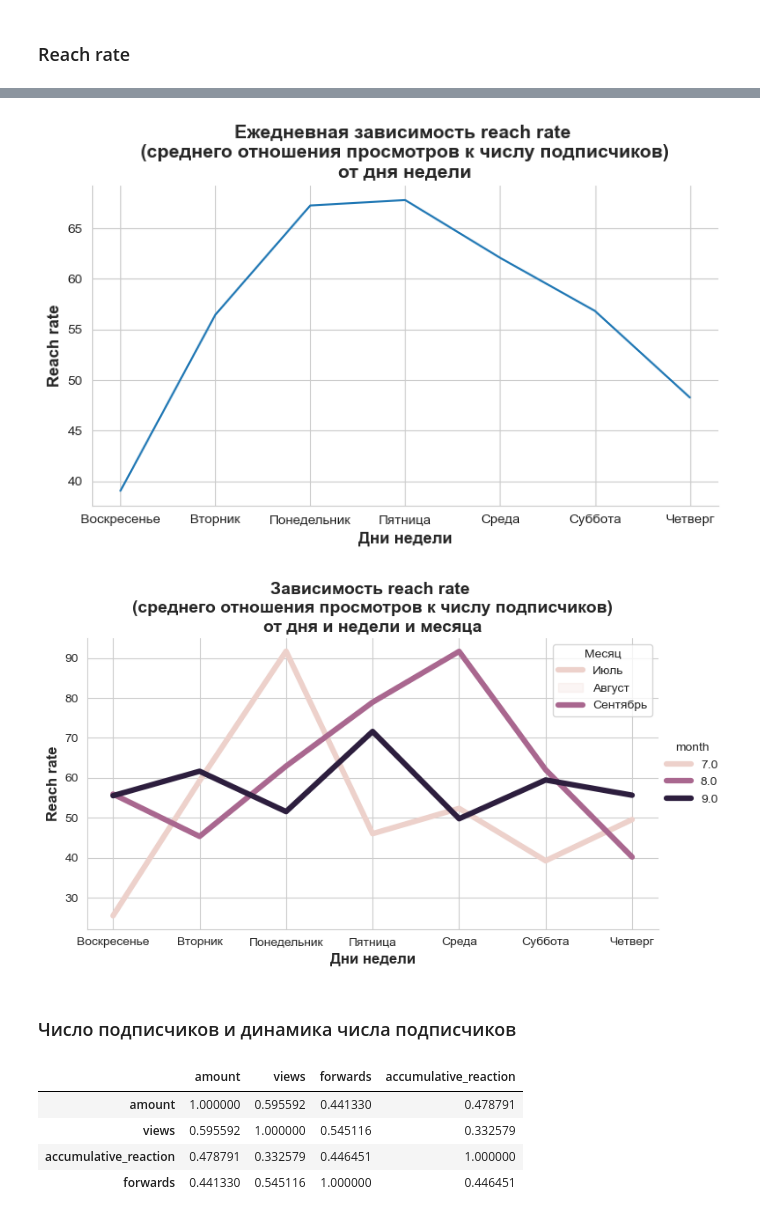
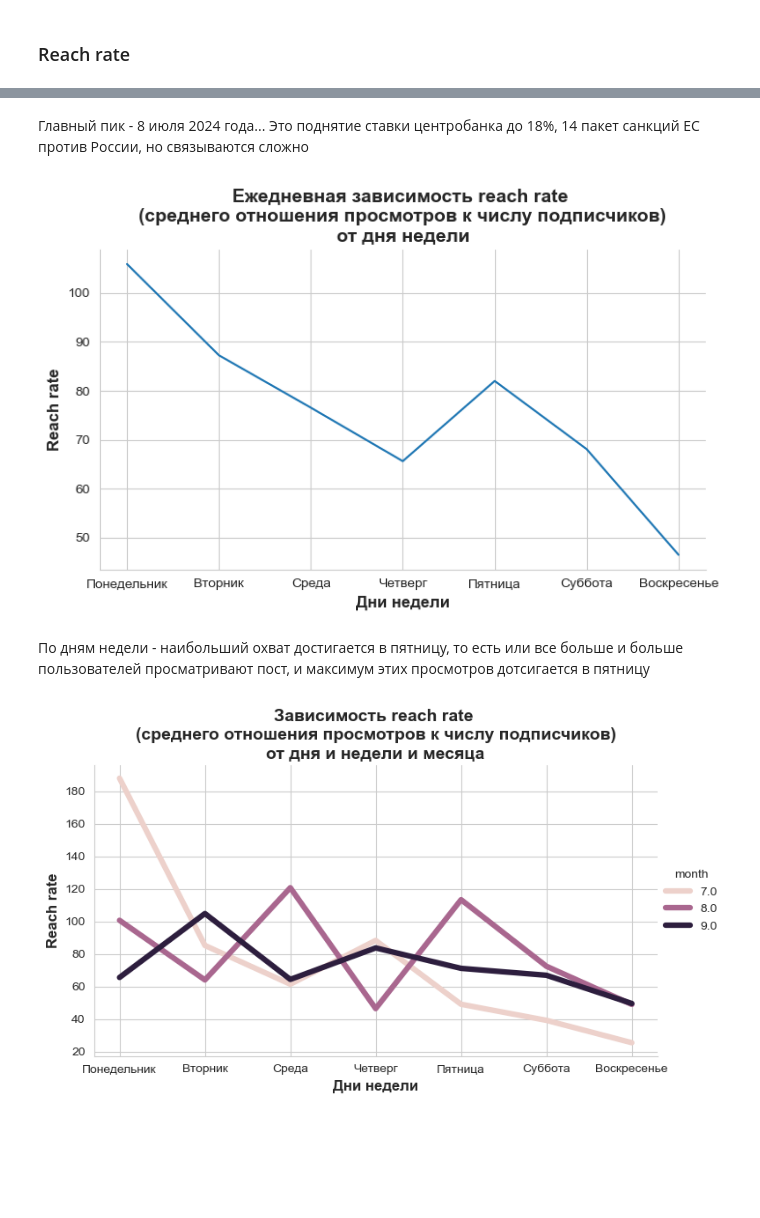
Before and after one commit to EmilStasevski/Parsing-Scraping-projects, a Jupyter notebook: Russian banks' telegram accounts/Аналитика июль - сентябрь 2024.ipynb, the cells around one changed output, grey strips where cells are left out. Cells and saved outputs as stored; diff of their text form; code cells hidden in the pictures; blank space fills up the shorter version.

```diff
--- a/Russian banks' telegram accounts/Аналитика июль - сентябрь 2024.ipynb
+++ b/Russian banks' telegram accounts/Аналитика июль - сентябрь 2024.ipynb
@@ -8,23 +8,25 @@ import matplotlib.pyplot as plt
 import seaborn as sns
 sns.set_style("whitegrid")
 # %%
+topics = pd.read_parquet('topics.parquet')
 subs = pd.read_excel('подписчики.xlsx')
 df = pd.read_excel("all_data_cleaned.xlsx")
 df['month'] = df['date'].dt.month
 df['join'] = df['formatted_date'].astype(str) + '-' + df['bank'].astype(str)
-
+df = df.merge(topics, how = 'left', on  ='id')
 days_order = ['Понедельник', 'Вторник', 'Среда', 'Четверг', 'Пятница', 'Суббота', 'Воскресенье']
 
 # Convert the 'day_of_week_russian' column to a categorical type with the specified order
 df['day_of_week_russian'] = pd.Categorical(df['day_of_week_russian'], categories=days_order, ordered=True)
 # %%
-reach_rate = subs.merge(df[[ 'day_of_week', 'day_of_week_russian', 'hour', 'text_post',
-       'accumulative_reaction', 'views', 'forwards', 'reaction_dict',
-       'video.duration',  'video_note.duration', 'month',
+reach_rate = subs.merge(df[[ 'day_of_week', 'day_of_week_russian', 'hour', 'text_post', 'gpt_cluster', 'kmeans_cluster',
+       'accumulative_reaction', 'views', 'forwards', 'reaction_dict', 'media_type',
+       'video.duration',  'video_note.duration', 'month', 'id',
        'animation.duration', 'join'
 
                            ]], on ='join', how = 'left' )
 reach_rate['reach_rate'] = reach_rate['views'] / reach_rate['amount'] * 100
+reach_rate.drop_duplicates(subset=['id'],inplace=True)
 # %%
 reach_rate[['reach_rate', 'growth', 'forwards', 'accumulative_reaction']]\
 .corr().sort_values('reach_rate', ascending = False)
@@ -152,5 +233,8 @@ plt.show();
+# %% [markdown]
+Главный пик - 8 июля 2024 года...
+Это поднятие ставки центробанка до 18%, 14 пакет санкций ЕС против России, но связываются сложно
 # %%
-reach_data = reach_rate.groupby('day_of_week_russian',
+reach_data = reach_rate.groupby('day_of_week_russian', observed = False,
                       as_index = False)['reach_rate'].mean()
 sns.relplot(data = reach_data, x = 'day_of_week_russian', y = 'reach_rate',
             kind= 'line', height=4,  aspect=1.8);
@@ -159,4 +243,4 @@ plt.xlabel('Дни недели', fontsize=12,  fontweight ='bold')
 plt.ylabel('Reach rate', fontsize=12, fontweight ='bold')
 plt.show();
 # %% [output]
-[figure, old version]
+[figure, new version]
@@ -165,23 +247,14 @@ plt.show();
+# %% [markdown]
+По дням недели - наибольший охват достигается в пятницу, то есть или все больше и больше пользователей просматривают пост, и максимум этих просмотров дотсигается в пятницу
 # %%
-reach_data = reach_rate.groupby(['day_of_week_russian', 'month'],
+reach_data = reach_rate.groupby(['day_of_week_russian', 'month'],  observed=False,
                       as_index = False)['reach_rate'].mean()
 sns.relplot(data = reach_data, x = 'day_of_week_russian', y = 'reach_rate', hue = 'month' , linewidth = 4.5,
             kind= 'line', height=4,  aspect=1.8);
 plt.title('Зависимость reach rate \n(среднего отношения просмотров к числу подписчиков)\nот дня и недели и месяца', fontsize=14, fontweight ='bold')
 plt.xlabel('Дни недели', fontsize=12,  fontweight ='bold')
 plt.ylabel('Reach rate', fontsize=12, fontweight ='bold')
-plt.legend(labels = ['Июль', 'Август', 'Сентябрь' ], title = 'Месяц', loc = 'best' )
+#plt.legend(labels = ['Июль', 'Август', 'Сентябрь' ], title = 'Месяц', loc = 'best' )
 plt.show();
 # %% [output]
-[figure, old version]
+[figure, new version]
-# %% [markdown]
-### Число подписчиков и динамика числа подписчиков
-# %%
-reach_rate[[ 'amount',   'views', 'forwards', 'accumulative_reaction']]\
-.corr().sort_values('amount', ascending = False)
-# %% [output]
-|  | amount | views | forwards | accumulative_reaction |
-| amount | 1.000000 | 0.595592 | 0.441330 | 0.478791 |
-| views | 0.595592 | 1.000000 | 0.545116 | 0.332579 |
-| accumulative_reaction | 0.478791 | 0.332579 | 0.446451 | 1.000000 |
-| forwards | 0.441330 | 0.545116 | 1.000000 | 0.446451 |
```
Also changed, not shown: parts of 29 cells of this notebook.
